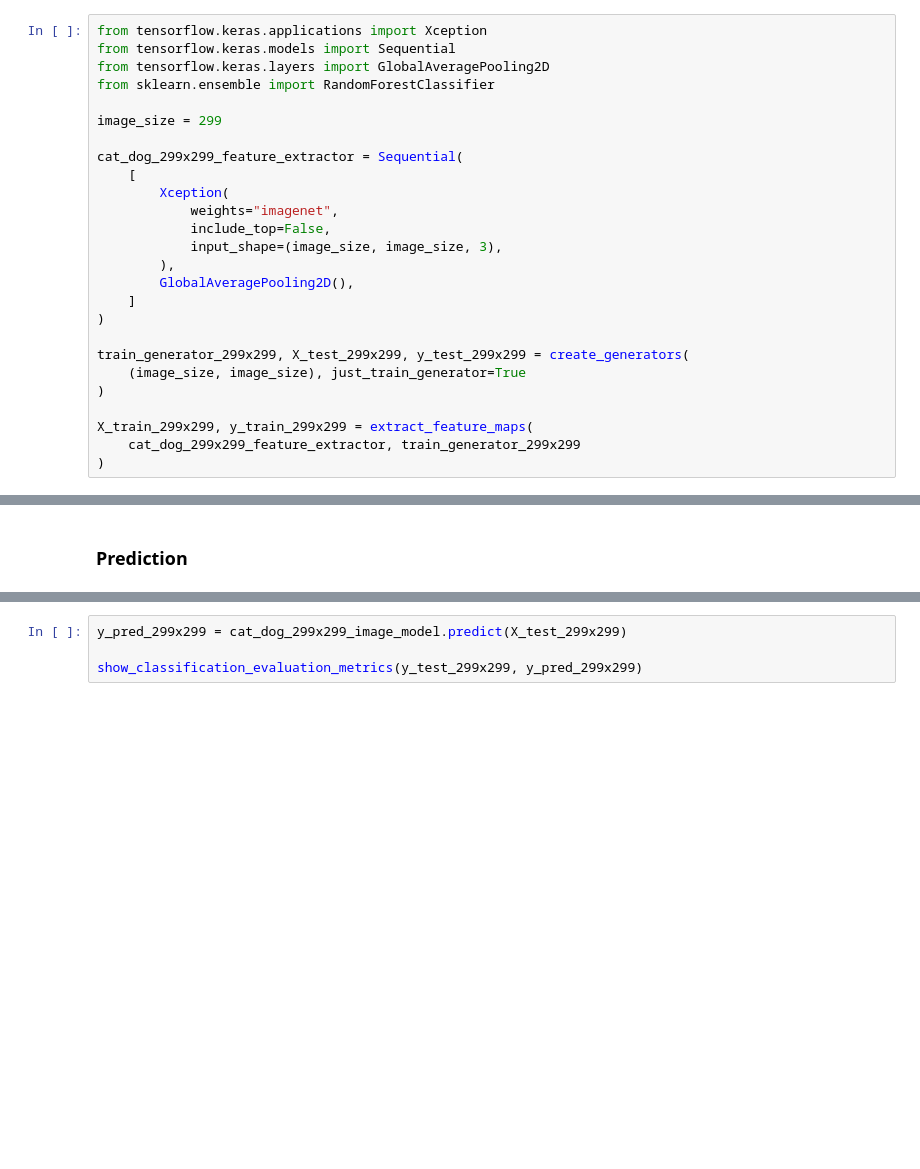
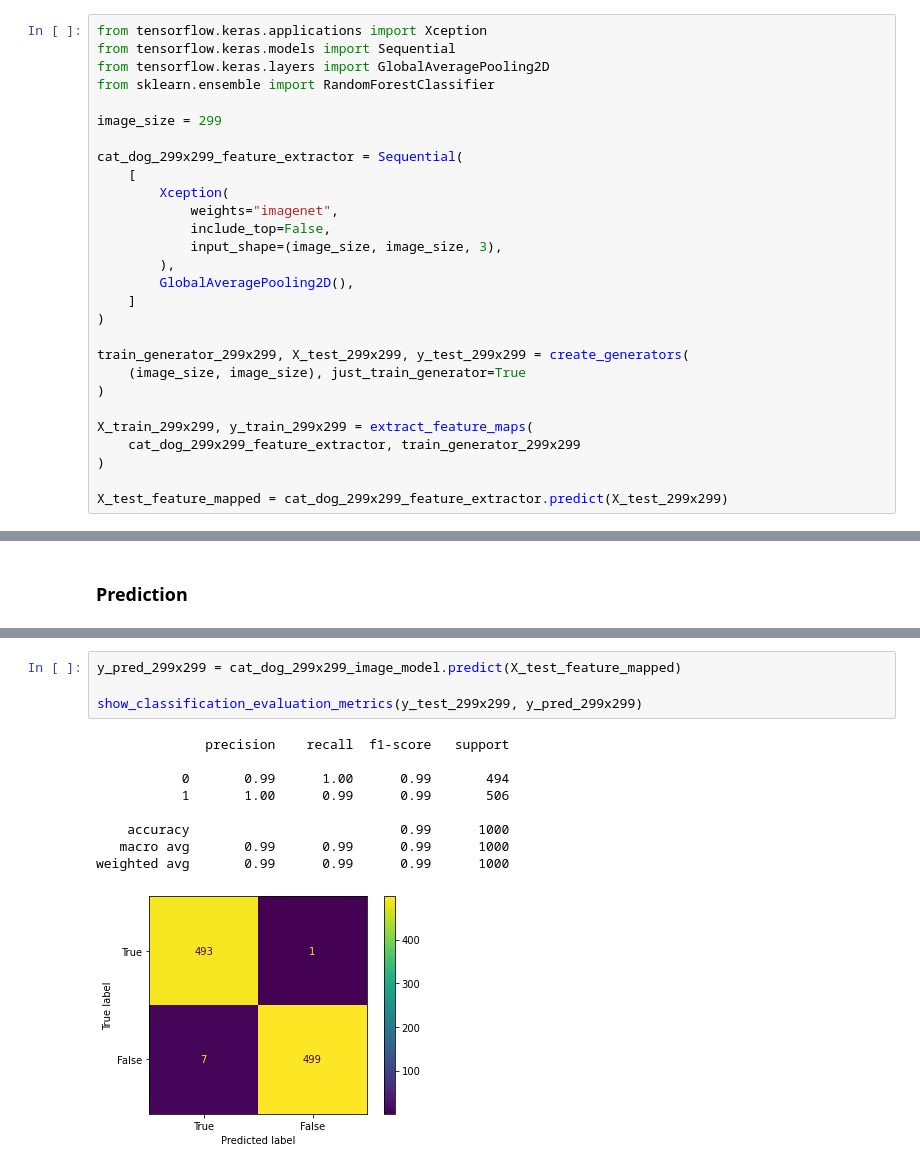
Before and after one commit to felix-tjernberg/ai21-deep-learning, a Jupyter notebook: lab/2_model_selection_and_inference.ipynb, the cells around one changed output, grey strips where cells are left out. Saved outputs shown, nothing was run; the diff lists cells and outputs as text; blank space fills up the shorter version.

```diff
--- a/lab/2_model_selection_and_inference.ipynb
+++ b/lab/2_model_selection_and_inference.ipynb
@@ -71,4 +71,6 @@ train_generator_299x299, X_test_299x299, y_test_299x299 = create_generators(
 X_train_299x299, y_train_299x299 = extract_feature_maps(
     cat_dog_299x299_feature_extractor, train_generator_299x299
 )
+
+X_test_feature_mapped = cat_dog_299x299_feature_extractor.predict(X_test_299x299)
 # %% [output]
@@ -82,4 +93,14 @@ cat_dog_299x299_image_model.fit(X_train_299x299, y_train_299x299)
 # %%
-y_pred_299x299 = cat_dog_299x299_image_model.predict(X_test_299x299)
+y_pred_299x299 = cat_dog_299x299_image_model.predict(X_test_feature_mapped)
 
 show_classification_evaluation_metrics(y_test_299x299, y_pred_299x299)
+# %% [output]
+              precision    recall  f1-score   support
+
+           0       0.99      1.00      0.99       494
+           1       1.00      0.99      0.99       506
+
+    accuracy                           0.99      1000
+   macro avg       0.99      0.99      0.99      1000
+weighted avg       0.99      0.99      0.99      1000
+[figure, added]
```
Also changed, not shown: parts of 4 cells of this notebook, 1 other file.
